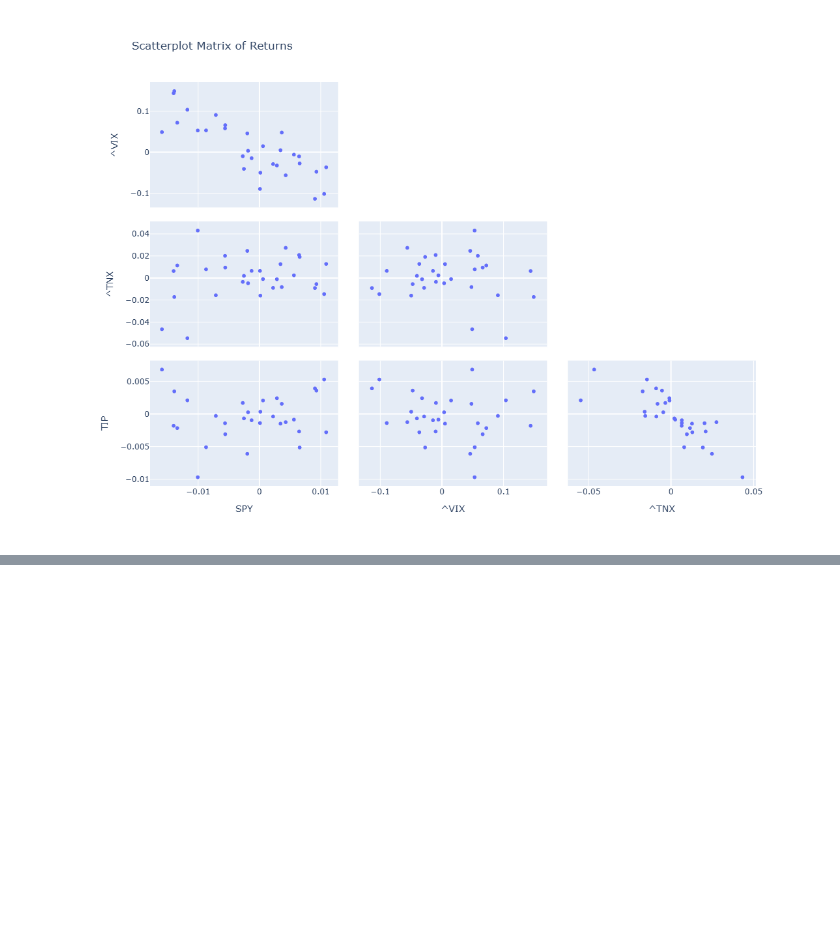
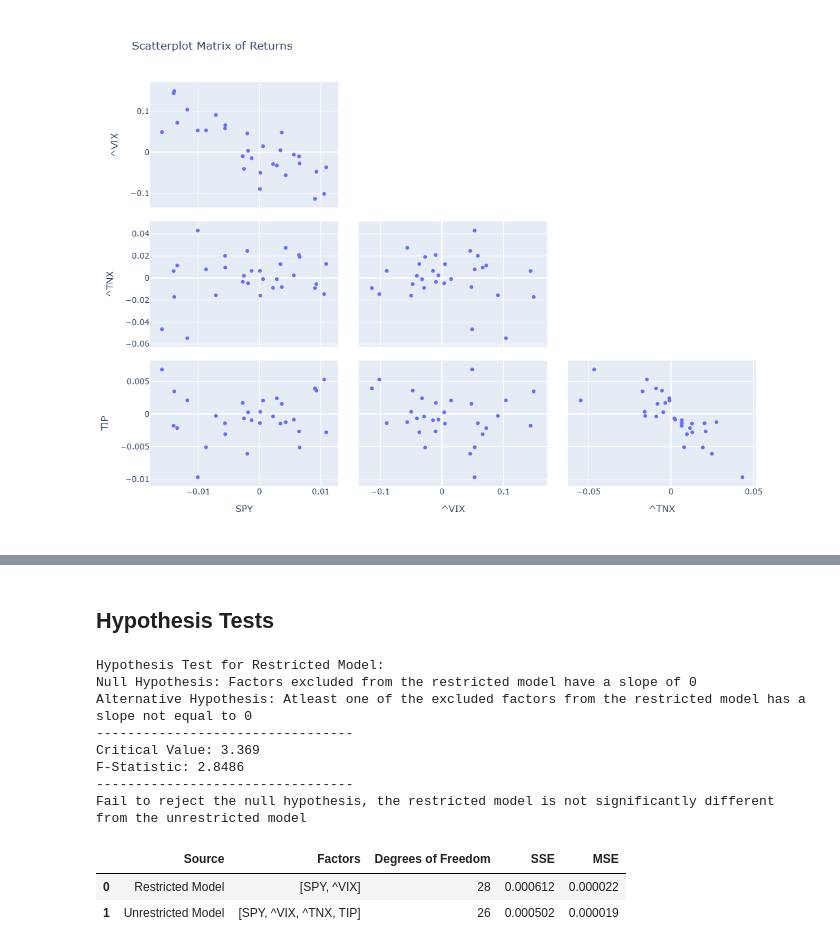
Before and after one commit to FilBillions/multilinear_regression, a Jupyter notebook: MultiLinear_Regression.ipynb, the cells around one changed output, grey strips where cells are left out. Saved outputs shown, nothing was run; the diff lists cells and outputs as text; code cells hidden in the pictures; blank space fills up the shorter version.

```diff
--- a/MultiLinear_Regression.ipynb
+++ b/MultiLinear_Regression.ipynb
@@ -105,0 +113,17 @@ test.scatterplot_matrix()
+# %% [markdown]
+## Hypothesis Tests
+# %%
+restricted_symbol_list = ['SPY', '^VIX']
+test.hypothesis_test_restricted_model(restricted_symbol_list=restricted_symbol_list)
+# %% [output]
+Hypothesis Test for Restricted Model:
+Null Hypothesis: Factors excluded from the restricted model have a slope of 0
+Alternative Hypothesis: Atleast one of the excluded factors from the restricted model has a slope not equal to 0
+---------------------------------
+Critical Value: 3.369
+F-Statistic: 2.8486
+---------------------------------
+Fail to reject the null hypothesis, the restricted model is not significantly different from the unrestricted model
+|  | Source | Factors | Degrees of Freedom | SSE | MSE |
+| 0 | Restricted Model | [SPY, ^VIX] | 28 | 0.000612 | 0.000022 |
+| 1 | Unrestricted Model | [SPY, ^VIX, ^TNX, TIP] | 26 | 0.000502 | 0.000019 |
```
Also changed, not shown: parts of 3 cells of this notebook, 1 other file.
